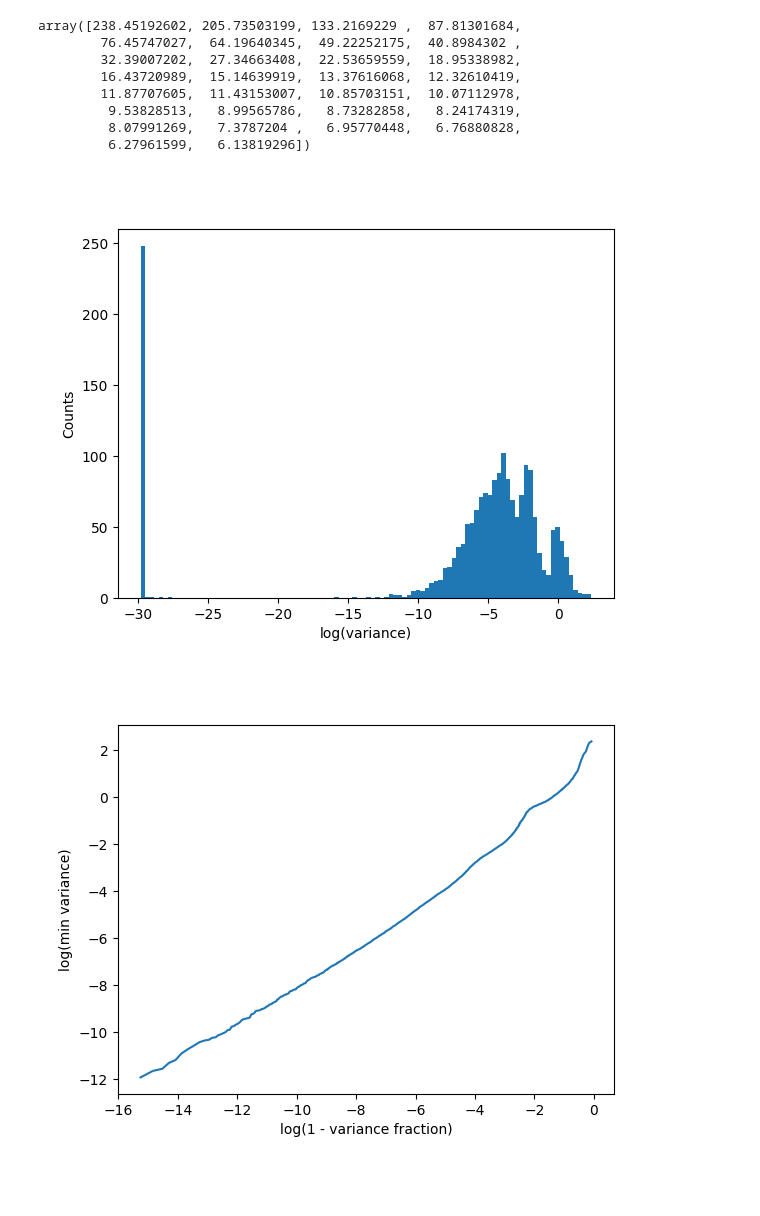
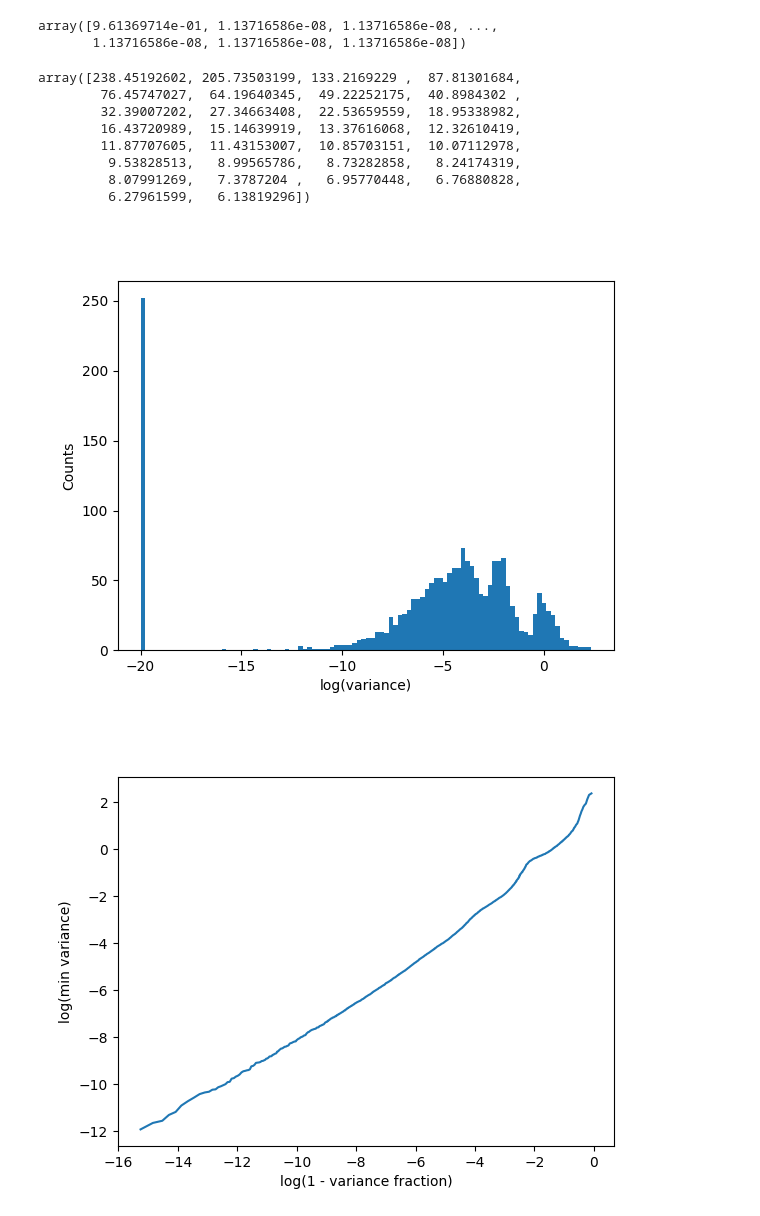
Before and after one commit to AllenInstitute/cplAE_MET, a Jupyter notebook: notebooks/Morphology_PCA.ipynb, the cells around one changed output. Drawn from its saved outputs; the diff is of its cells as text; code cells hidden in the pictures; blank space fills up the shorter version.

```diff
--- a/notebooks/Morphology_PCA.ipynb
+++ b/notebooks/Morphology_PCA.ipynb
@@ -31,6 +31,11 @@ X_raw = met_data["M_dat"]
 X_flat = X_raw.reshape([X_raw.shape[0], -1])
 X = X_flat[~np.isnan(X_flat).any(1)]
 X_img = X_raw[~np.isnan(X_flat).any(1)]
+# %%
+np.unique(X, return_counts = True)[1] / X.size
+# %% [output]
+array([9.61369714e-01, 1.13716586e-08, 1.13716586e-08, ...,
+       1.13716586e-08, 1.13716586e-08, 1.13716586e-08])
 # %%
 pca = PCA().fit(X)
 # %%
@@ -47,12 +52,12 @@ array([238.45192602, 205.73503199, 133.2169229 ,  87.81301684,
 # %%
 %matplotlib widget
 (fig, ax) = plt.subplots(1, 1)
-ax.hist(np.log10(pca.explained_variance_), 100)
+ax.hist(np.log10(pca.explained_variance_ + 1e-20), 100)
 ax.set_xlabel("log(variance)")
 ax.set_ylabel("Counts")
 plt.show()
 # %% [output]
-[figure, old version]
+[figure, new version]
 # %%
 (fig, ax) = plt.subplots(1, 1)
 ax.plot(np.log10(1 - np.cumsum(pca.explained_variance_ratio_)), np.log10(pca.explained_variance_))
```
Also changed, not shown: parts of 3 cells of this notebook, 3 other files.
